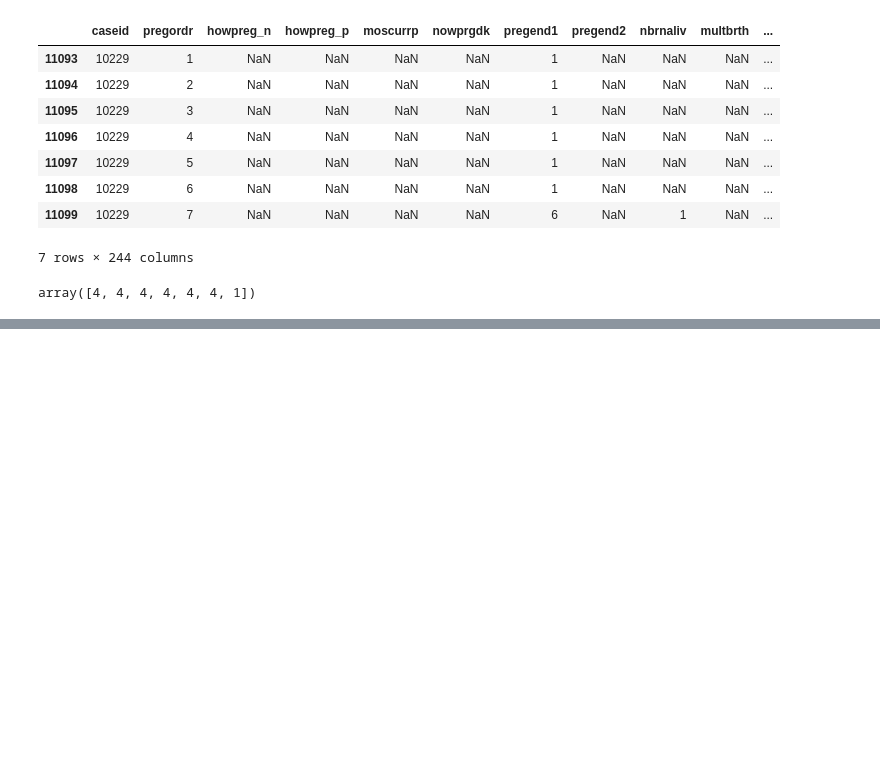
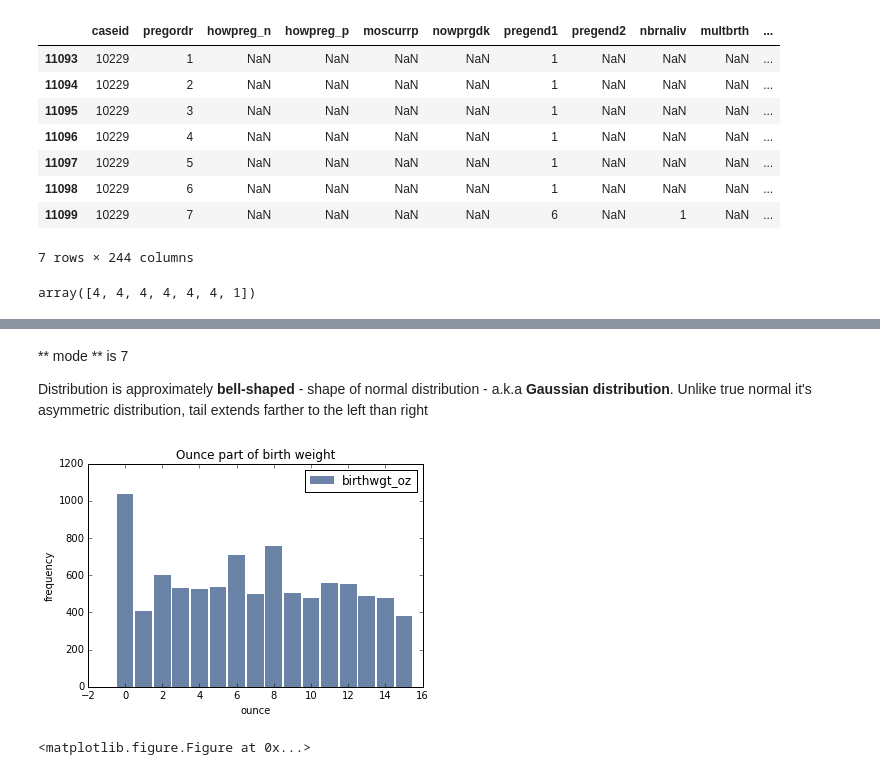
Before and after one commit to srashed3gatech/ThinkStats2, a Jupyter notebook: StudyNotes.ipynb, the cells around one changed output, grey strips where cells are left out. Cells and saved outputs as stored; diff of their text form; code cells hidden in the pictures; blank space fills up the shorter version.

```diff
--- a/StudyNotes.ipynb
+++ b/StudyNotes.ipynb
@@ -91,0 +149,12 @@ array([4, 4, 4, 4, 4, 4, 1])
+# %% [markdown]
+** mode ** is 7
+
+Distribution is approximately **bell-shaped** - shape of normal distribution - a.k.a **Gaussian distribution**. Unlike true normal it's asymmetric distribution, tail extends farther to the left than right
+# %%
+hist = thinkstats2.Hist(live.birthwgt_oz, label="birthwgt_oz")
+thinkplot.Hist(hist)
+thinkplot.Show(xlabel='ounce', ylabel='frequency',
+               title='Ounce part of birth weight')
+# %% [output]
+[figure, added]
+<matplotlib.figure.Figure at 0x...>
```
Also changed, not shown: parts of 45 cells of this notebook.
